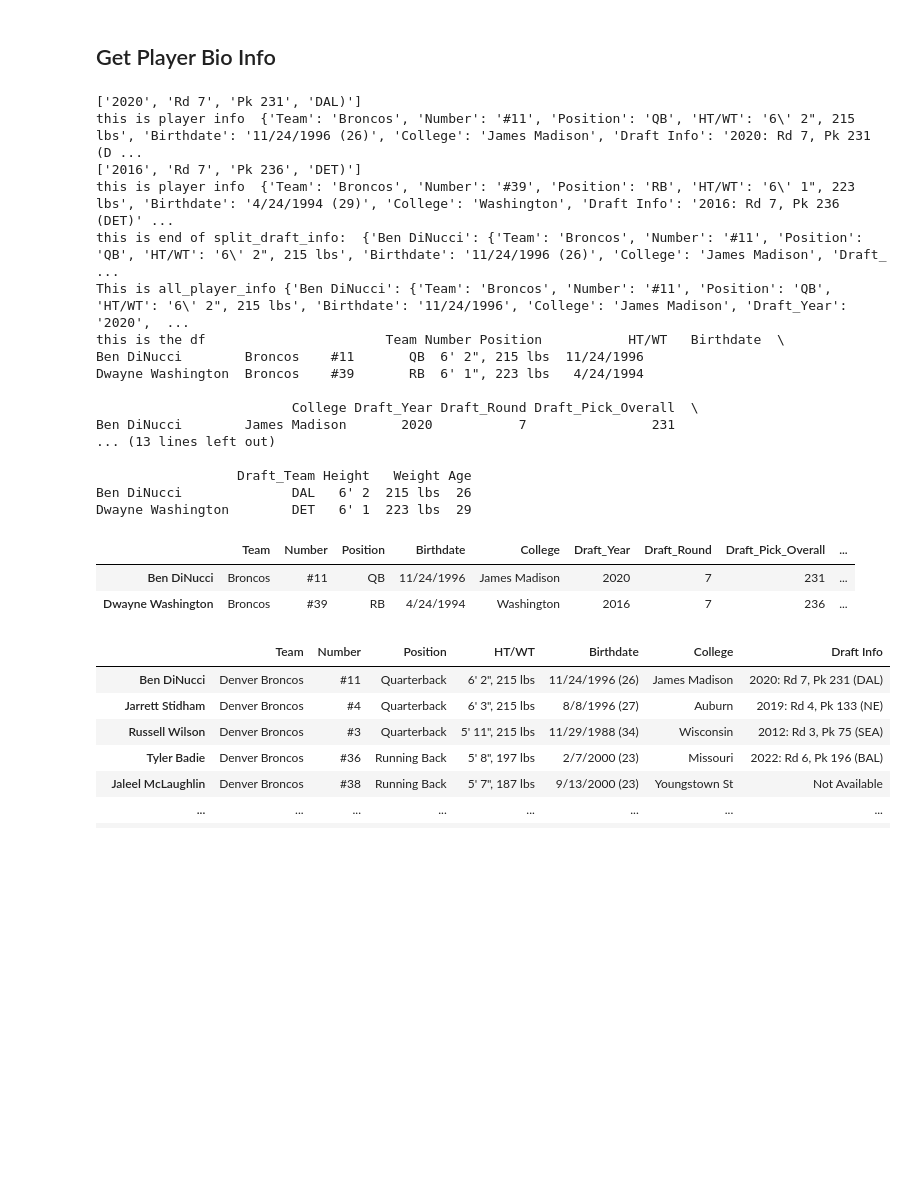
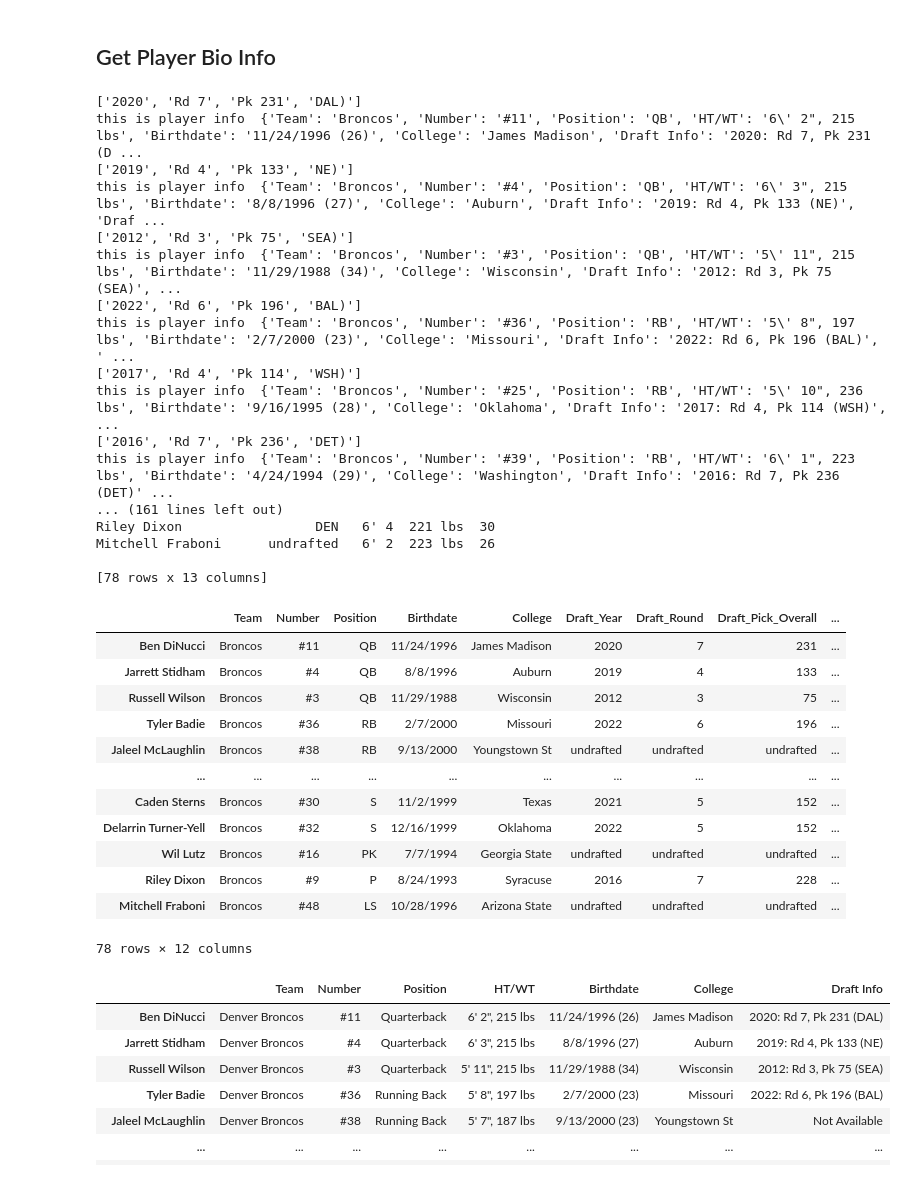
Before and after one commit to MarcLinderGit/ESPN_Stats, a Jupyter notebook: ESPN.ipynb, the cells around one changed output. Saved outputs shown, nothing was run; the diff lists cells and outputs as text; code cells hidden in the pictures; blank space fills up the shorter version.

```diff
--- a/ESPN.ipynb
+++ b/ESPN.ipynb
@@ -125,39 +125,49 @@ Mitchell Fraboni: http://www.espn.com/nfl/player/_/id/3139166/mitchell-fraboni
 # %%
 import re
 import urllib
 from time import sleep
 from bs4 import BeautifulSoup
 import pandas as pd
 from PlayerBioScraper import PlayerBioScraper
 
 scraper = PlayerBioScraper()
-#scraper.scrape_player_info(player_links_dict)#
+scraper.scrape_player_info(player_links_dict)
 #scraper.scrape_player_info({"Ben DiNucci": "http://www.espn.com/nfl/player/_/id/3895785/ben-dinucci"})
-scraper.scrape_player_info({"Ben DiNucci": "http://www.espn.com/nfl/player/_/id/3895785/ben-dinucci", "Dwayne Washington": "http://www.espn.com/nfl/player/_/id/3002265/dwayne-washington"})
+#scraper.scrape_player_info({"Ben DiNucci": "http://www.espn.com/nfl/player/_/id/3895785/ben-dinucci", "Dwayne Washington": "http://www.espn.com/nfl/player/_/id/3002265/dwayne-washington"})
 scraper.export_to_csv()
 player_bio = scraper.get_all_player_info_df()
 player_bio
 # %% [output]
 ['2020', 'Rd 7', 'Pk 231', 'DAL)']
 this is player info  {'Team': 'Broncos', 'Number': '#11', 'Position': 'QB', 'HT/WT': '6\' 2", 215 lbs', 'Birthdate': '11/24/1996 (26)', 'College': 'James Madison', 'Draft Info': '2020: Rd 7, Pk 231 (D ...
+['2019', 'Rd 4', 'Pk 133', 'NE)']
+this is player info  {'Team': 'Broncos', 'Number': '#4', 'Position': 'QB', 'HT/WT': '6\' 3", 215 lbs', 'Birthdate': '8/8/1996 (27)', 'College': 'Auburn', 'Draft Info': '2019: Rd 4, Pk 133 (NE)', 'Draf ...
+['2012', 'Rd 3', 'Pk 75', 'SEA)']
+this is player info  {'Team': 'Broncos', 'Number': '#3', 'Position': 'QB', 'HT/WT': '5\' 11", 215 lbs', 'Birthdate': '11/29/1988 (34)', 'College': 'Wisconsin', 'Draft Info': '2012: Rd 3, Pk 75 (SEA)', ...
+['2022', 'Rd 6', 'Pk 196', 'BAL)']
+this is player info  {'Team': 'Broncos', 'Number': '#36', 'Position': 'RB', 'HT/WT': '5\' 8", 197 lbs', 'Birthdate': '2/7/2000 (23)', 'College': 'Missouri', 'Draft Info': '2022: Rd 6, Pk 196 (BAL)', ' ...
+['2017', 'Rd 4', 'Pk 114', 'WSH)']
+this is player info  {'Team': 'Broncos', 'Number': '#25', 'Position': 'RB', 'HT/WT': '5\' 10", 236 lbs', 'Birthdate': '9/16/1995 (28)', 'College': 'Oklahoma', 'Draft Info': '2017: Rd 4, Pk 114 (WSH)', ...
 ['2016', 'Rd 7', 'Pk 236', 'DET)']
 this is player info  {'Team': 'Broncos', 'Number': '#39', 'Position': 'RB', 'HT/WT': '6\' 1", 223 lbs', 'Birthdate': '4/24/1994 (29)', 'College': 'Washington', 'Draft Info': '2016: Rd 7, Pk 236 (DET)' ...
-this is end of split_draft_info:  {'Ben DiNucci': {'Team': 'Broncos', 'Number': '#11', 'Position': 'QB', 'HT/WT': '6\' 2", 215 lbs', 'Birthdate': '11/24/1996 (26)', 'College': 'James Madison', 'Draft_ ...
-This is all_player_info {'Ben DiNucci': {'Team': 'Broncos', 'Number': '#11', 'Position': 'QB', 'HT/WT': '6\' 2", 215 lbs', 'Birthdate': '11/24/1996', 'College': 'James Madison', 'Draft_Year': '2020',  ...
-this is the df                       Team Number Position           HT/WT   Birthdate  \
-Ben DiNucci        Broncos    #11       QB  6' 2", 215 lbs  11/24/1996
-Dwayne Washington  Broncos    #39       RB  6' 1", 223 lbs   4/24/1994
+... (161 lines left out)
+Riley Dixon                 DEN   6' 4  221 lbs  30
+Mitchell Fraboni      undrafted   6' 2  223 lbs  26
 
-                         College Draft_Year Draft_Round Draft_Pick_Overall  \
-Ben DiNucci        James Madison       2020           7                231
-... (13 lines left out)
-
-                  Draft_Team Height   Weight Age
-Ben DiNucci              DAL   6' 2  215 lbs  26
-Dwayne Washington        DET   6' 1  223 lbs  29
+[78 rows x 13 columns]
 |  | Team | Number | Position | Birthdate | College | Draft_Year | Draft_Round | Draft_Pick_Overall | ... |
 | Ben DiNucci | Broncos | #11 | QB | 11/24/1996 | James Madison | 2020 | 7 | 231 | ... |
-| Dwayne Washington | Broncos | #39 | RB | 4/24/1994 | Washington | 2016 | 7 | 236 | ... |
+| Jarrett Stidham | Broncos | #4 | QB | 8/8/1996 | Auburn | 2019 | 4 | 133 | ... |
+| Russell Wilson | Broncos | #3 | QB | 11/29/1988 | Wisconsin | 2012 | 3 | 75 | ... |
+| Tyler Badie | Broncos | #36 | RB | 2/7/2000 | Missouri | 2022 | 6 | 196 | ... |
+| Jaleel McLaughlin | Broncos | #38 | RB | 9/13/2000 | Youngstown St | undrafted | undrafted | undrafted | ... |
+| ... | ... | ... | ... | ... | ... | ... | ... | ... | ... |
+| Caden Sterns | Broncos | #30 | S | 11/2/1999 | Texas | 2021 | 5 | 152 | ... |
+| Delarrin Turner-Yell | Broncos | #32 | S | 12/16/1999 | Oklahoma | 2022 | 5 | 152 | ... |
+| Wil Lutz | Broncos | #16 | PK | 7/7/1994 | Georgia State | undrafted | undrafted | undrafted | ... |
+| Riley Dixon | Broncos | #9 | P | 8/24/1993 | Syracuse | 2016 | 7 | 228 | ... |
+| Mitchell Fraboni | Broncos | #48 | LS | 10/28/1996 | Arizona State | undrafted | undrafted | undrafted | ... |
+78 rows × 12 columns
 # %%
 player_bio
 # %% [output]
```
Also changed, not shown: 1 other file.
